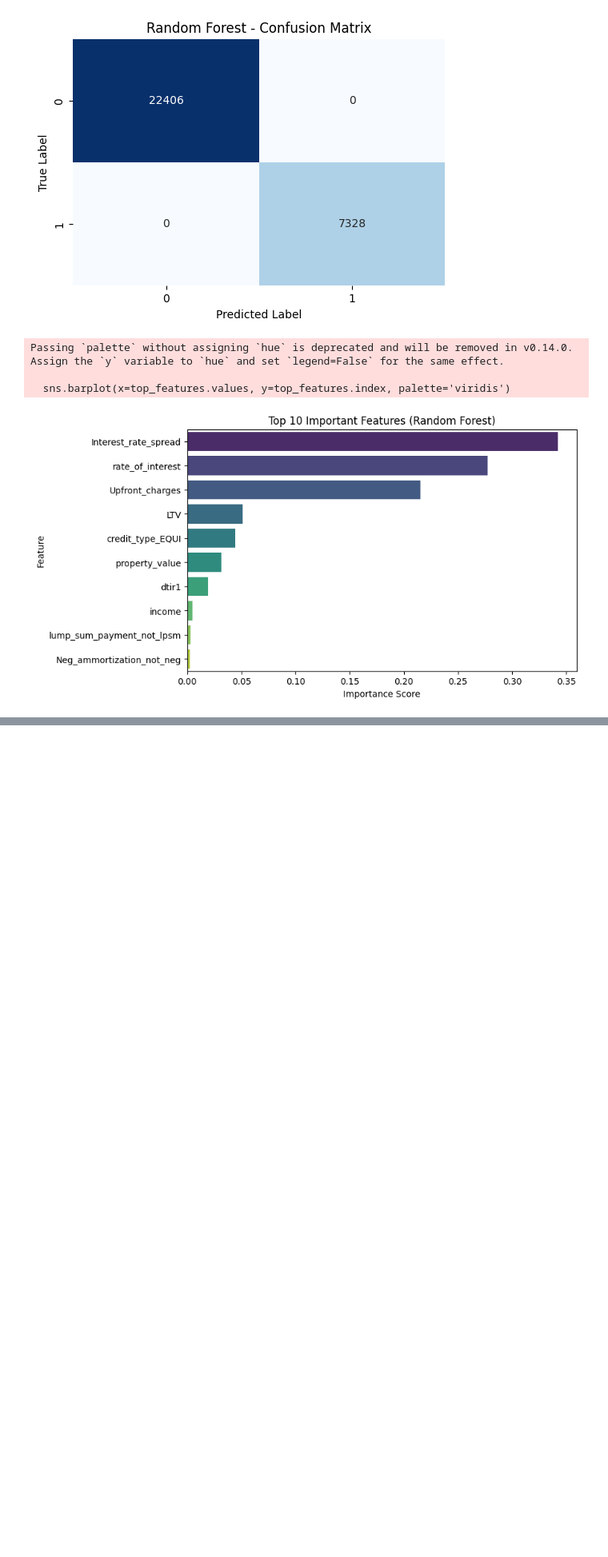
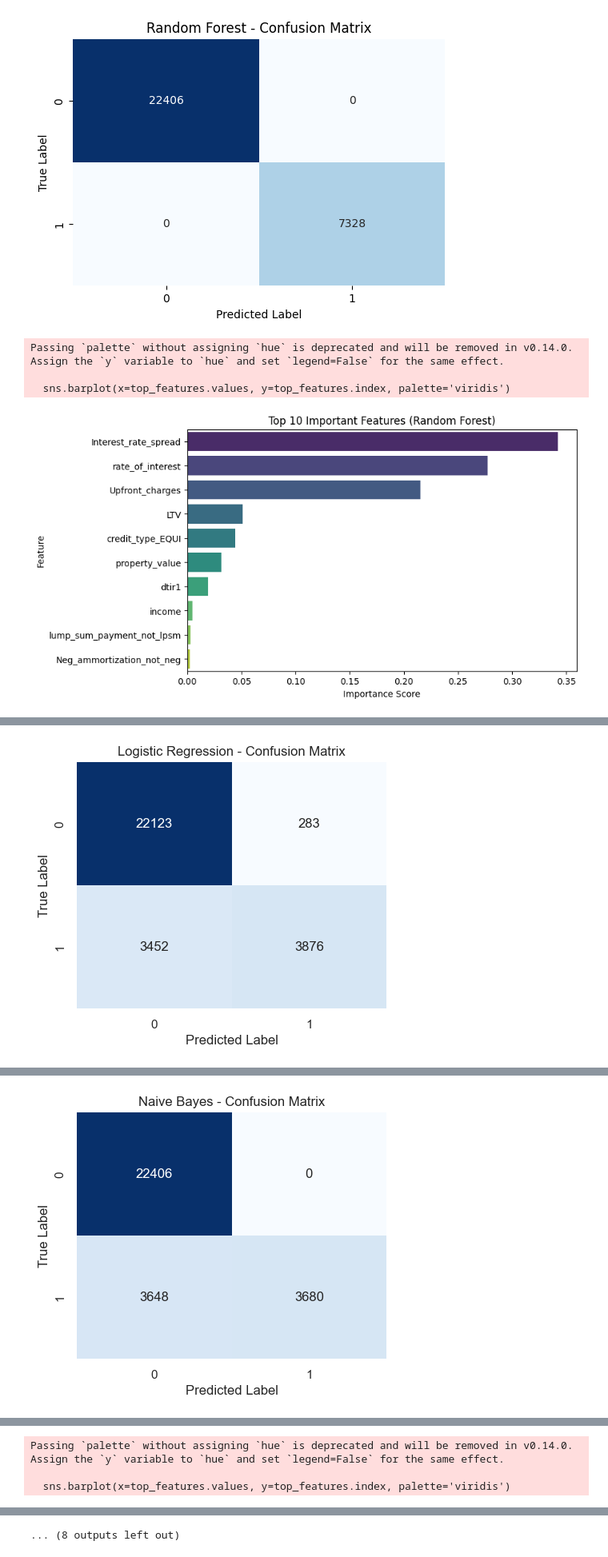
Before and after one commit to springboardmentor891v/CreditPathAI_Oct_Batch, a Jupyter notebook: Main.ipynb, the cells around one changed output, grey strips where cells are left out. Shown: that part at 80% size. Saved outputs shown, nothing was run; the diff lists cells and outputs as text; code cells hidden in the pictures; blank space fills up the shorter version.

Commit message:
classifier

```diff
--- a/Main.ipynb
+++ b/Main.ipynb
@@ -459,0 +468,69 @@ Passing `palette` without assigning `hue` is deprecated and will be removed in v
+# %%
+
+from sklearn.linear_model import LogisticRegression
+from sklearn.naive_bayes import GaussianNB
+from sklearn.svm import SVC
+from sklearn.tree import DecisionTreeClassifier
+from sklearn.ensemble import RandomForestClassifier
+from xgboost import XGBClassifier
+from sklearn.metrics import accuracy_score, classification_report, confusion_matrix
+import seaborn as sns
+import matplotlib.pyplot as plt
+import pandas as pd
+
+#  FIX MISSING VALUES
+
+from sklearn.impute import SimpleImputer
+imputer = SimpleImputer(strategy='median')
+X_train_scaled = imputer.fit_transform(X_train_scaled)
+X_test_scaled = imputer.transform(X_test_scaled)
+
+
+# DEFINE MODELS
+
+models = {
+    "Logistic Regression": LogisticRegression(max_iter=1000, random_state=42),
+    "Naive Bayes": GaussianNB(),
+    "SVM": SVC(kernel='rbf', probability=True, random_state=42),
+    "Decision Tree": DecisionTreeClassifier(random_state=42),
+    "Random Forest": RandomForestClassifier(n_estimators=200, random_state=42),
+    "XGBoost": XGBClassifier(use_label_encoder=False, eval_metric='logloss', random_state=42)
+}
+
+
+for name, model in models.items():
+    print(f"\n================= {name} =================")
+
+    # Train
+    model.fit(X_train_scaled, y_train)
+
+    # Predict
+    y_pred = model.predict(X_test_scaled)
+
+    # Accuracy
+    acc = accuracy_score(y_test, y_pred)
+    print(f"✅ {name} Accuracy: {acc*100:.2f}%\n")
+
+    # Classification Report
+    print("Classification Report:")
+    print(classification_report(y_test, y_pred))
+
+    # Confusion Matrix
+    plt.figure(figsize=(5, 4))
+    sns.heatmap(confusion_matrix(y_test, y_pred), annot=True, fmt='d', cmap='Blues', cbar=False)
+    plt.title(f'{name} - Confusion Matrix')
+    plt.xlabel('Predicted Label')
+    plt.ylabel('True Label')
+    plt.show()
+
+    # Feature Importance (for tree models only)
+    if hasattr(model, "feature_importances_"):
+        importances = pd.Series(model.feature_importances_, index=X_train.columns)
+        top_features = importances.sort_values(ascending=False).head(10)
+        plt.figure(figsize=(8, 5))
+        sns.barplot(x=top_features.values, y=top_features.index, palette='viridis')
+        plt.title(f'Top 10 Features ({name})')
+        plt.xlabel('Importance Score')
+        plt.ylabel('Feature')
+        plt.show()
+# %% [output]
@@ -459,0 +549 @@ Passing `palette` without assigning `hue` is deprecated and will be removed in v
+[figure, added]
@@ -459,0 +562 @@ Passing `palette` without assigning `hue` is deprecated and will be removed in v
+[figure, added]
@@ -459,0 +589,3 @@ Passing `palette` without assigning `hue` is deprecated and will be removed in v
+Passing `palette` without assigning `hue` is deprecated and will be removed in v0.14.0. Assign the `y` variable to `hue` and set `legend=False` for the same effect.
+
+  sns.barplot(x=top_features.values, y=top_features.index, palette='viridis')
@@ -459,0 +606 @@ Passing `palette` without assigning `hue` is deprecated and will be removed in v
+... (8 outputs left out)
```
Also changed, not shown: parts of 2 cells of this notebook.
